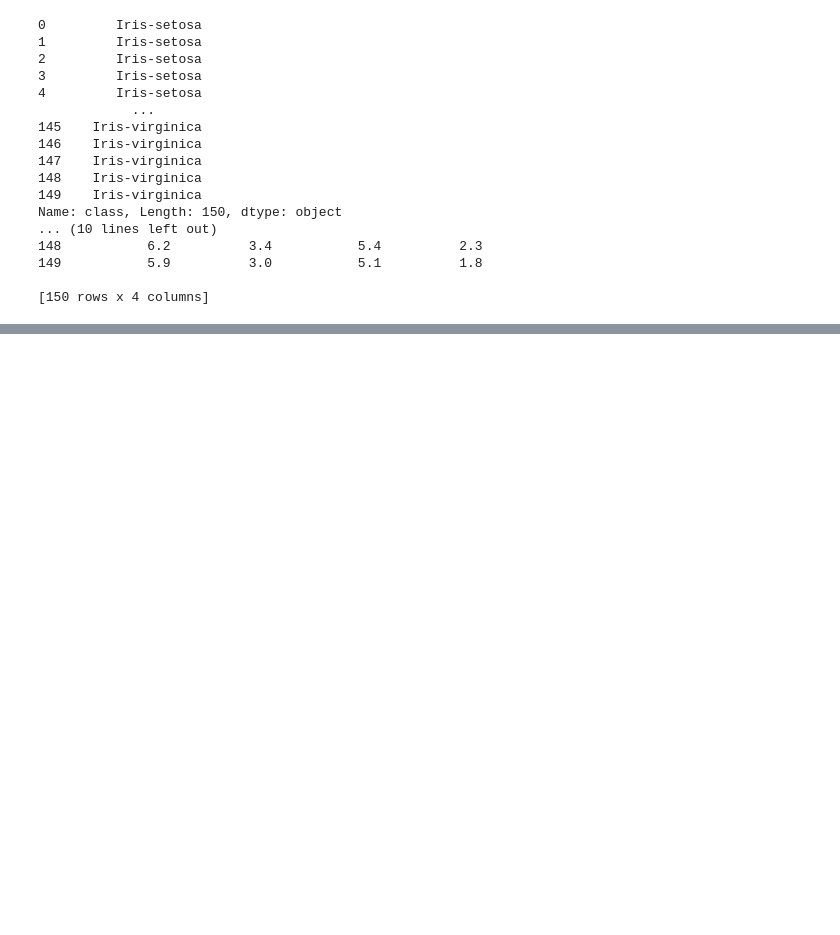
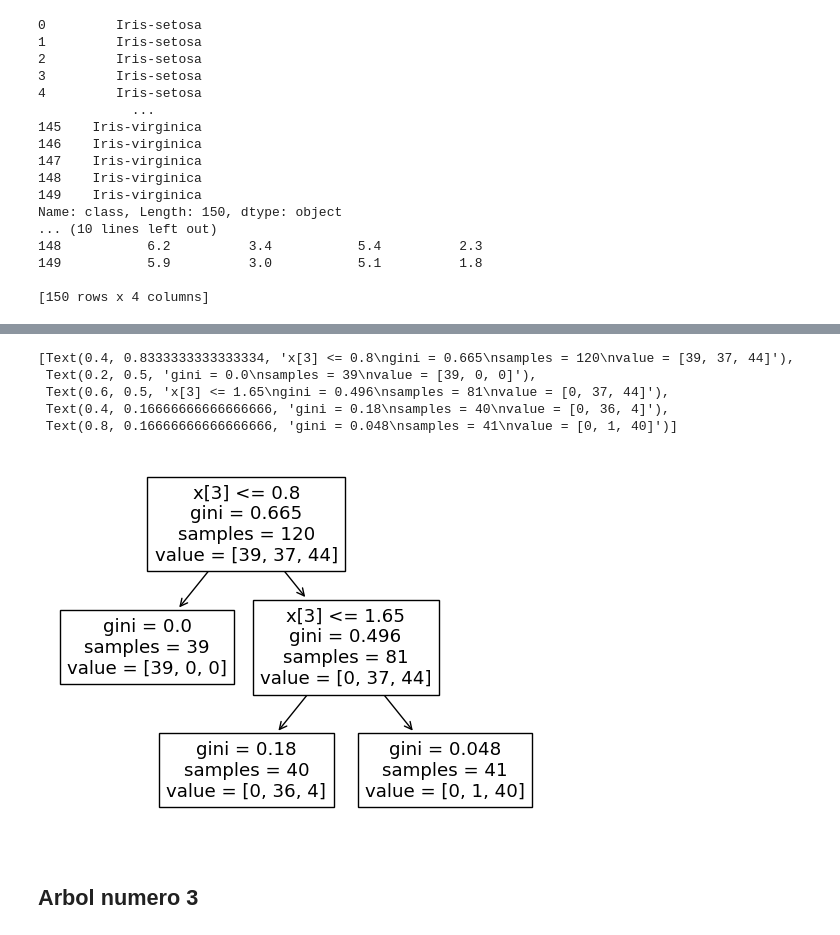
Before and after one commit to Jromoc/Mod_2_Analisis_y_Reporte, a Jupyter notebook: decision_tree.ipynb, the cells around one changed output, grey strips where cells are left out. Drawn from its saved outputs; the diff is of its cells as text; code cells hidden in the pictures; blank space fills up the shorter version.

```diff
--- a/decision_tree.ipynb
+++ b/decision_tree.ipynb
@@ -107,0 +102,4 @@ tree.plot_tree(myTree)
+# %%
+myTree2 = tree.DecisionTreeClassifier(criterion="gini", max_depth=2)
+myTree2.fit(X_train, Y_train)
+print(tree.export_text(myTree2))
@@ -107,0 +114,11 @@ tree.plot_tree(myTree)
+# %%
+tree.plot_tree(myTree2)
+# %% [output]
+[Text(0.4, 0.8333333333333334, 'x[3] <= 0.8\ngini = 0.665\nsamples = 120\nvalue = [39, 37, 44]'),
+ Text(0.2, 0.5, 'gini = 0.0\nsamples = 39\nvalue = [39, 0, 0]'),
+ Text(0.6, 0.5, 'x[3] <= 1.65\ngini = 0.496\nsamples = 81\nvalue = [0, 37, 44]'),
+ Text(0.4, 0.16666666666666666, 'gini = 0.18\nsamples = 40\nvalue = [0, 36, 4]'),
+ Text(0.8, 0.16666666666666666, 'gini = 0.048\nsamples = 41\nvalue = [0, 1, 40]')]
+[figure, added]
+# %% [markdown]
+## Arbol numero 3
```
Also changed, not shown: parts of 15 cells of this notebook, 1 other file.
